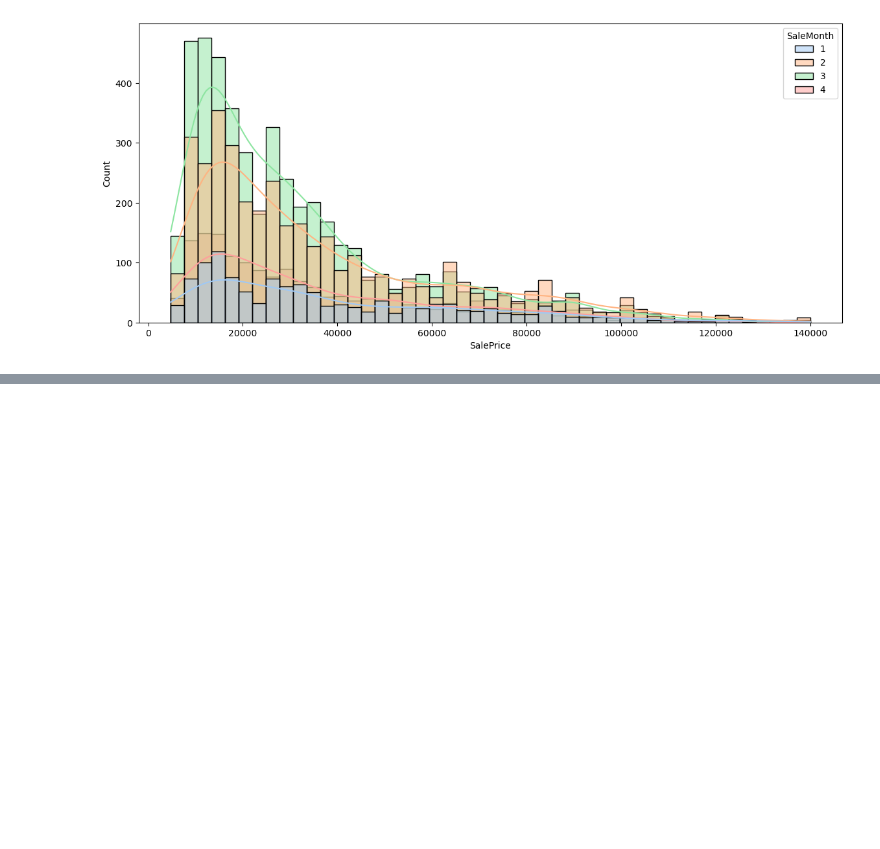
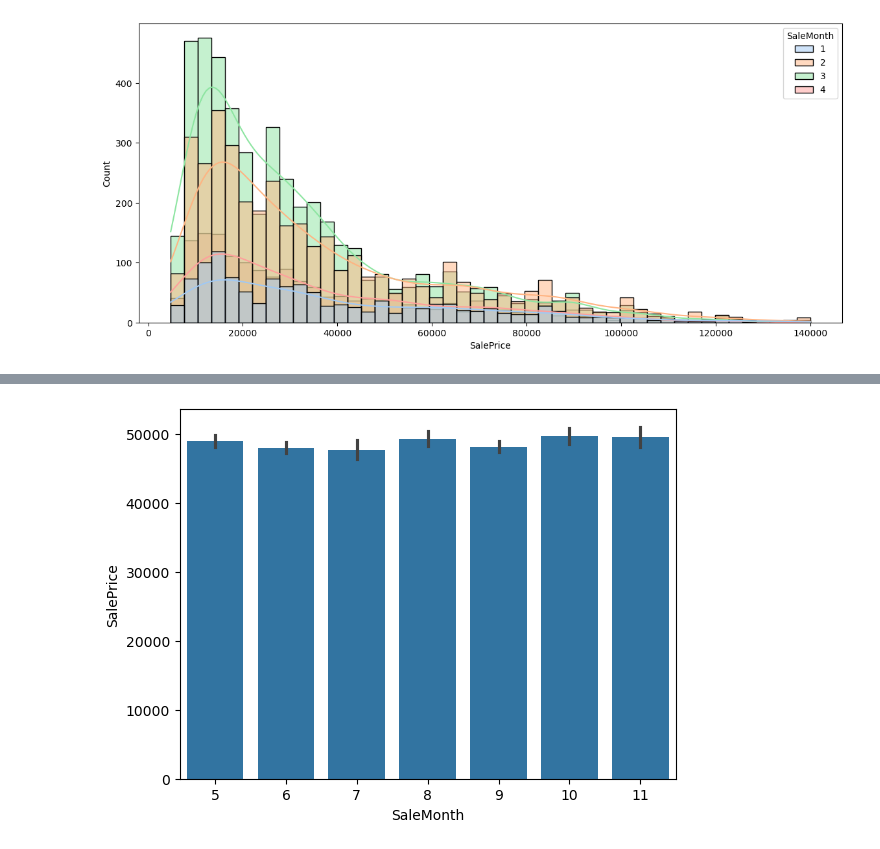
Before and after one commit to msnkr/bulldozer_bluebook, a Jupyter notebook: Untitled2.ipynb, the cells around one changed output, grey strips where cells are left out. Cells and saved outputs as stored; diff of their text form; code cells hidden in the pictures; blank space fills up the shorter version.

```diff
--- a/Untitled2.ipynb
+++ b/Untitled2.ipynb
@@ -90,0 +96,3 @@ sns.histplot(data=valid_df, x="SalePrice", hue="SaleMonth", kde=True, palette="p
+# %%
+test_df = pd.read_csv("data/Test.csv", parse_dates=["saledate"], low_memory=False)
+test_df.head()
@@ -90,0 +107,2 @@ sns.histplot(data=valid_df, x="SalePrice", hue="SaleMonth", kde=True, palette="p
+# %%
+test_df.sort_values(by=["saledate"], inplace=True)
@@ -90,0 +113,3 @@ sns.histplot(data=valid_df, x="SalePrice", hue="SaleMonth", kde=True, palette="p
+# %%
+test_df = preprocessing(test_df)
+test_df.head()
@@ -90,0 +124,4 @@ sns.histplot(data=valid_df, x="SalePrice", hue="SaleMonth", kde=True, palette="p
+# %%
+y_preds = bst.predict(test_df)
+test_df["SalePrice"] = pd.Series(y_preds)
+test_df.head()
@@ -90,0 +136,4 @@ sns.histplot(data=valid_df, x="SalePrice", hue="SaleMonth", kde=True, palette="p
+# %%
+sns.barplot(data=test_df, x="SaleMonth", y="SalePrice");
+# %% [output]
+[figure, added]
```
Also changed, not shown: parts of 5 cells of this notebook.
